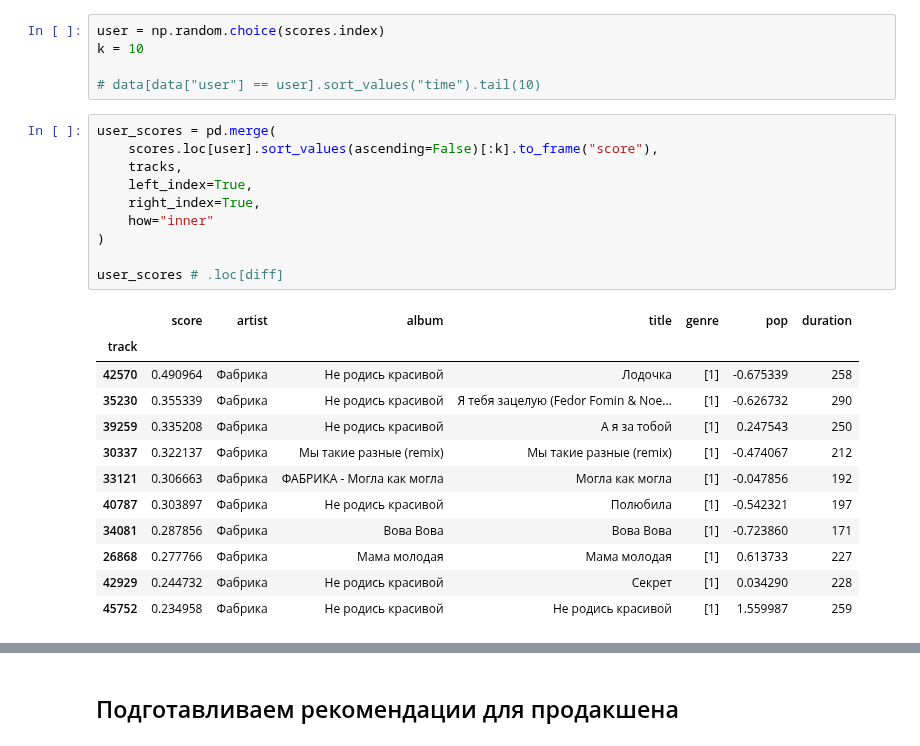
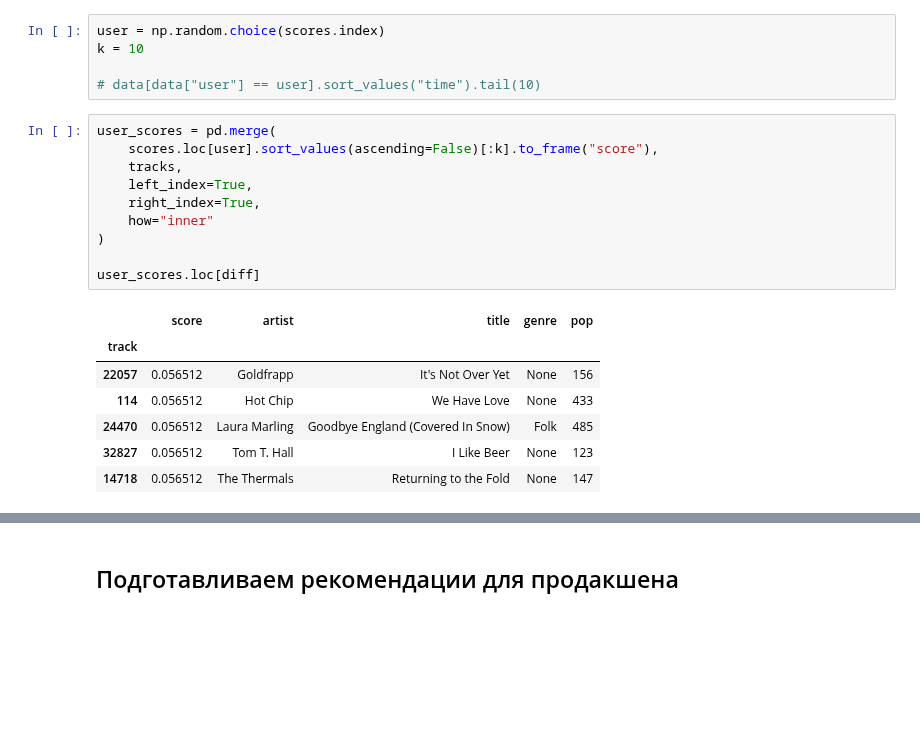
Before and after one commit to anokhin/recsys-course-spring-2026, a Jupyter notebook: jupyter-spark/Week3Seminar.ipynb, the cells around one changed output, grey strips where cells are left out. Drawn from its saved outputs; the diff is of its cells as text; blank space fills up the shorter version.

```diff
--- a/jupyter-spark/Week3Seminar.ipynb
+++ b/jupyter-spark/Week3Seminar.ipynb
@@ -157,26 +186,21 @@ k = 10
 # %%
 user_scores = pd.merge(
     scores.loc[user].sort_values(ascending=False)[:k].to_frame("score"),
     tracks,
     left_index=True,
     right_index=True,
     how="inner"
 )
 
-user_scores # .loc[diff]
+user_scores.loc[diff]
 # %% [output]
-|  | score | artist | album | title | genre | pop | duration |
-| track |  |  |  |  |  |  |  |
-| 42570 | 0.490964 | Фабрика | Не родись красивой | Лодочка | [1] | -0.675339 | 258 |
-| 35230 | 0.355339 | Фабрика | Не родись красивой | Я тебя зацелую (Fedor Fomin & Noe... | [1] | -0.626732 | 290 |
-| 39259 | 0.335208 | Фабрика | Не родись красивой | А я за тобой | [1] | 0.247543 | 250 |
-| 30337 | 0.322137 | Фабрика | Мы такие разные (remix) | Мы такие разные (remix) | [1] | -0.474067 | 212 |
-| 33121 | 0.306663 | Фабрика | ФАБРИКА - Могла как могла | Могла как могла | [1] | -0.047856 | 192 |
-| 40787 | 0.303897 | Фабрика | Не родись красивой | Полюбила | [1] | -0.542321 | 197 |
-| 34081 | 0.287856 | Фабрика | Вова Вова | Вова Вова | [1] | -0.723860 | 171 |
-| 26868 | 0.277766 | Фабрика | Мама молодая | Мама молодая | [1] | 0.613733 | 227 |
-| 42929 | 0.244732 | Фабрика | Не родись красивой | Секрет | [1] | 0.034290 | 228 |
-| 45752 | 0.234958 | Фабрика | Не родись красивой | Не родись красивой | [1] | 1.559987 | 259 |
+|  | score | artist | title | genre | pop |
+| track |  |  |  |  |  |
+| 22057 | 0.056512 | Goldfrapp | It's Not Over Yet | None | 156 |
+| 114 | 0.056512 | Hot Chip | We Have Love | None | 433 |
+| 24470 | 0.056512 | Laura Marling | Goodbye England (Covered In Snow) | Folk | 485 |
+| 32827 | 0.056512 | Tom T. Hall | I Like Beer | None | 123 |
+| 14718 | 0.056512 | The Thermals | Returning to the Fold | None | 147 |
 # %%
 user_interactions = pd.merge(
     interactions.loc[user].sort_values(ascending=False).to_frame("time"),
```
Also changed, not shown: parts of 13 cells of this notebook, 7 other files.
